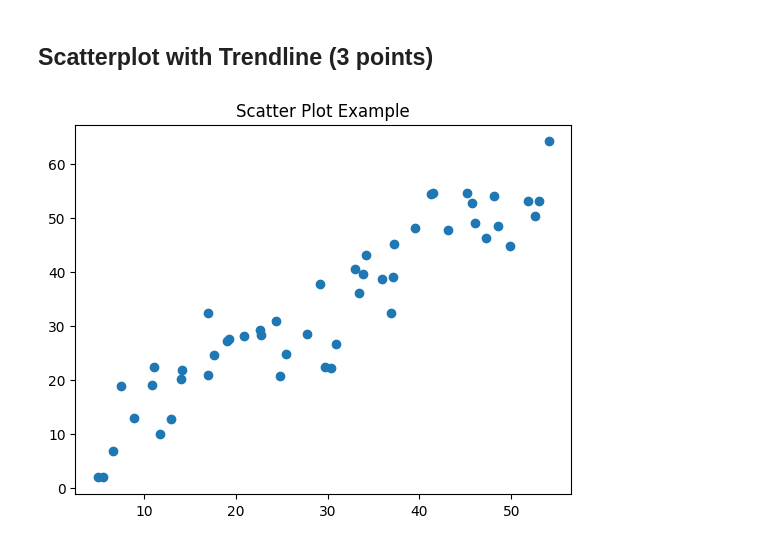
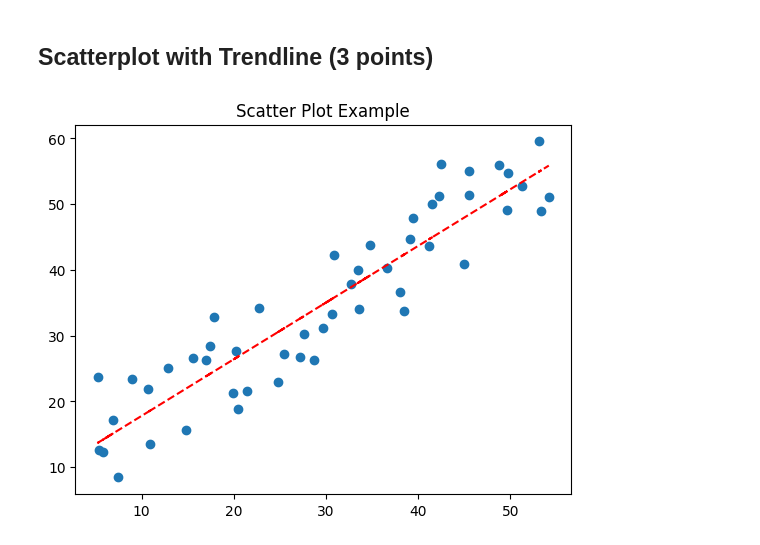
Before and after one commit to Marianne859/ds1002-meb5pj, a Jupyter notebook: homework/week-12.ipynb, the cells around one changed output. Saved outputs shown, nothing was run; the diff lists cells and outputs as text; code cells hidden in the pictures.

```diff
--- a/homework/week-12.ipynb
+++ b/homework/week-12.ipynb
@@ -64,14 +64,17 @@ df = pd.DataFrame({'x': x, 'y': y})
 # %%
 import matplotlib.pyplot as plt
 import numpy as np
 import pandas as pd
 
 num_points = 50
 x = 5 + np.arange(num_points) + np.random.randn(num_points)
 y = 10 + np.arange(num_points) + 5 * np.random.randn(num_points)
 df = pd.DataFrame({'x': x, 'y': y})
 plt.scatter(x, y)
+z = np.polyfit(df['x'], df['y'], 1)
+p = np.poly1d(z)
+plt.plot(df['x'], p(df['x']), "r--")
 plt.title('Scatter Plot Example')
 plt.show()
 # %% [output]
-[figure, old version]
+[figure, new version]
```
